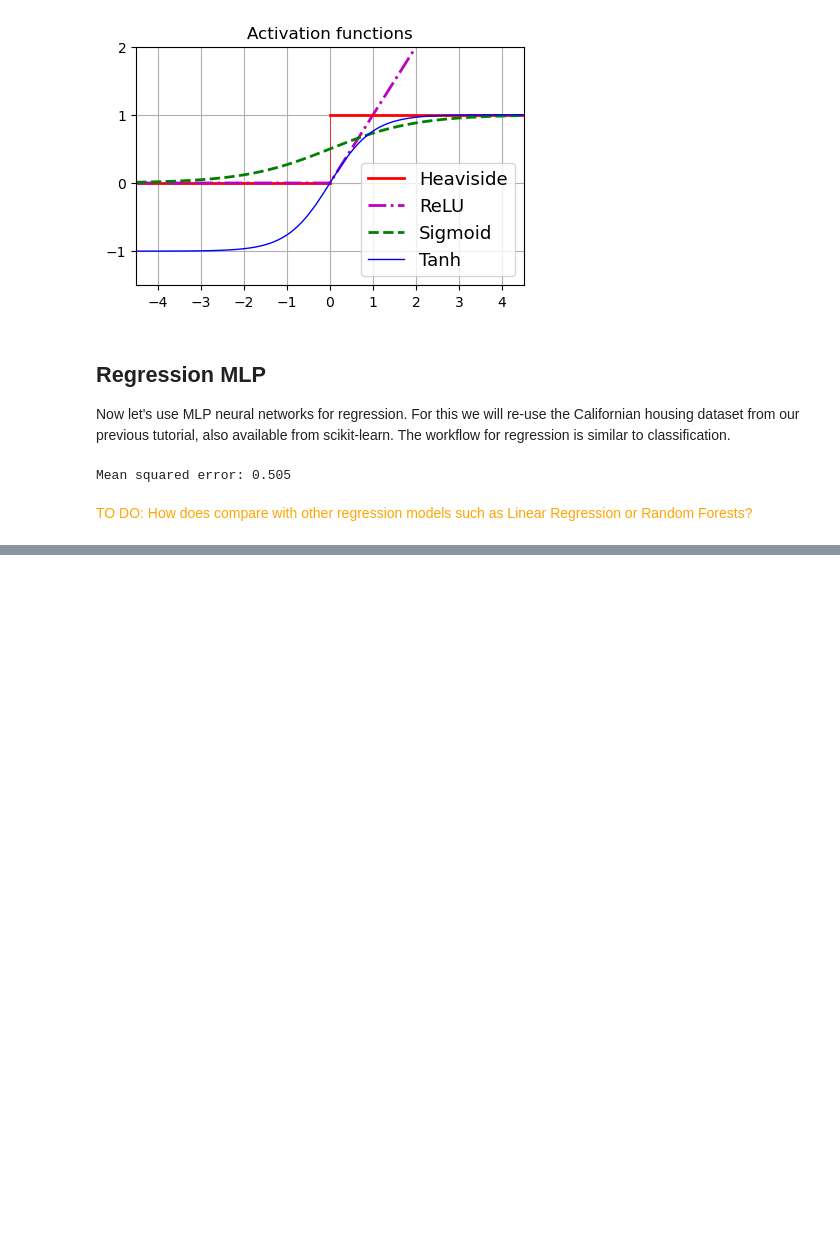
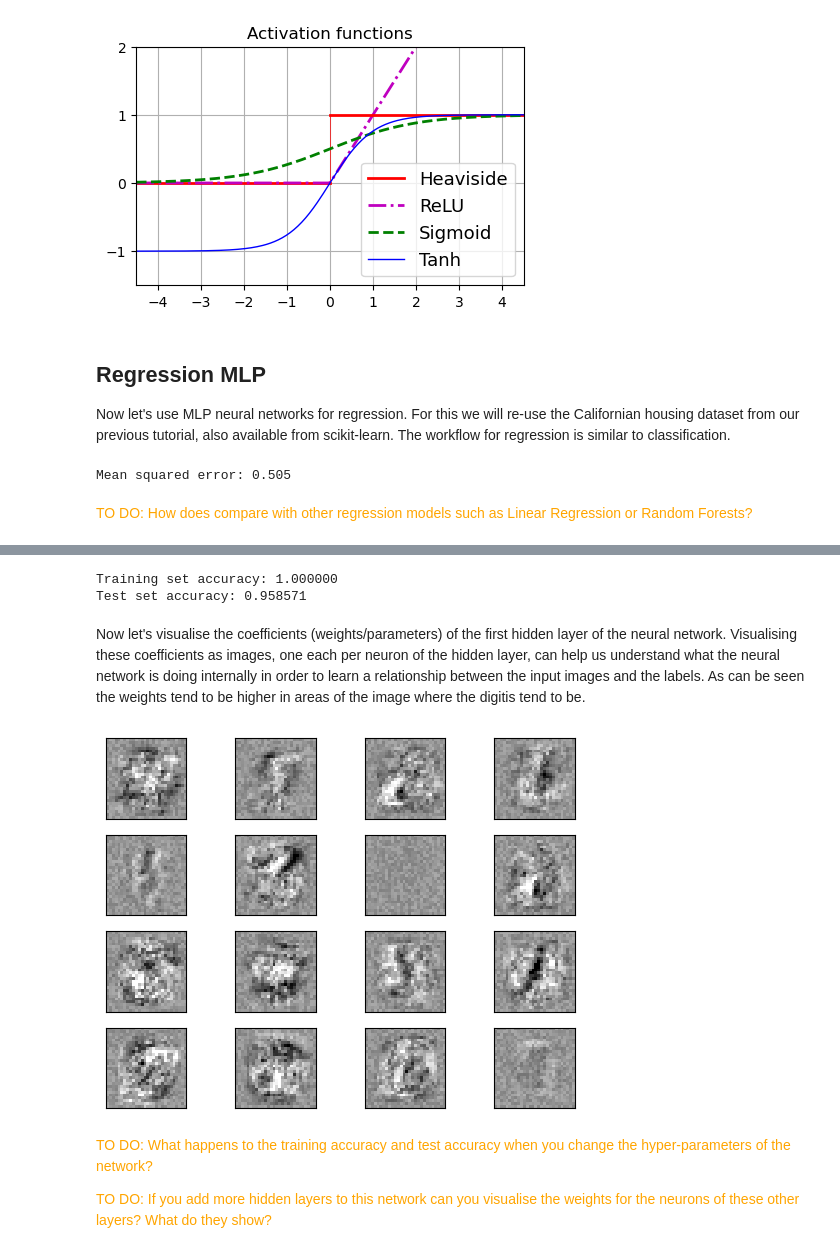
Before and after one commit to mdr-datascience/edu-repo, a Jupyter notebook: Python_ScikitLearn/scikitlearn-tutorial-3.ipynb, the cells around one changed output, grey strips where cells are left out. Cells and saved outputs as stored; diff of their text form; code cells hidden in the pictures; blank space fills up the shorter version.

```diff
--- a/Python_ScikitLearn/scikitlearn-tutorial-3.ipynb
+++ b/Python_ScikitLearn/scikitlearn-tutorial-3.ipynb
@@ -141,0 +164,20 @@ Finaly with
+# %%
+# Preprocess data (scale using maximum grayscale value)
+X = X / 255.0
+
+# Split data into train and validation/test dataset
+X_train, X_test, y_train, y_test = train_test_split(X, y, random_state=0, test_size=0.7)
+
+# Create MLP classifier object (reduce number of max_iter if it takes too long to train)
+mlp = MLPClassifier(
+    hidden_layer_sizes=(40,),
+    max_iter=40,
+    alpha=1e-4,
+    solver="sgd",
+    verbose=10,
+    random_state=1,
+    learning_rate_init=0.2,
+)
+
+# Lower number of max_iter if training is taking too long
+mlp.fit(X_train, y_train)
@@ -141,0 +204,25 @@ Finaly with
+# %%
+# Print train and test accuracy
+print("Training set accuracy: %f " % mlp.score(X_train, y_train))
+print("Test set accuracy: %f " % mlp.score(X_test, y_test))
+# %% [output]
+Training set accuracy: 1.000000
+Test set accuracy: 0.958571
+# %% [markdown]
+Now let's visualise the coefficients (weights/parameters) of the first hidden layer of the neural network. Visualising these coefficients as images, one each per neuron of the hidden layer, can help us understand what the neural network is doing internally in order to learn a relationship between the input images and the labels. As can be seen the weights tend to be higher in areas of the image where the digitis tend to be.
+# %%
+fig, axes = plt.subplots(4, 4)
+# use global min / max to ensure all weights are shown on the same scale
+vmin, vmax = mlp.coefs_[0].min(), mlp.coefs_[0].max()
+for coef, ax in zip(mlp.coefs_[0].T, axes.ravel()):
+    ax.matshow(coef.reshape(28, 28), cmap=plt.cm.gray, vmin=0.5 * vmin, vmax=0.5 * vmax)
+    ax.set_xticks(())
+    ax.set_yticks(())
+
+plt.show()
+# %% [output]
+[figure, added]
+# %% [markdown]
+<span style="color:orange">TO DO: What happens to the training accuracy and test accuracy when you change the hyper-parameters of the network?</span>
+
+<span style="color:orange">TO DO: If you add more hidden layers to this network can you visualise the weights for the neurons of these other layers? What do they show?</span>
```
Also changed, not shown: parts of 7 cells of this notebook.
